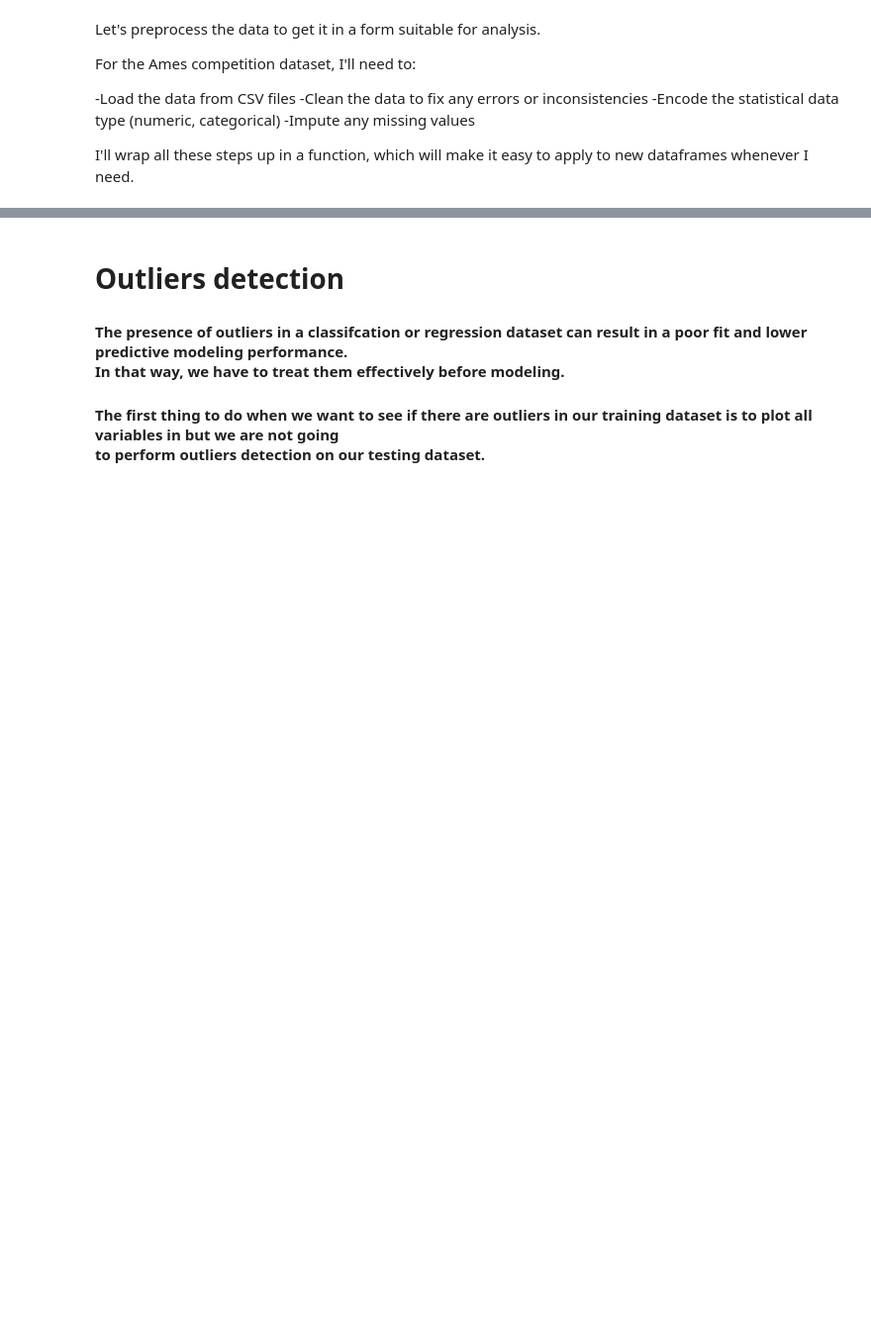
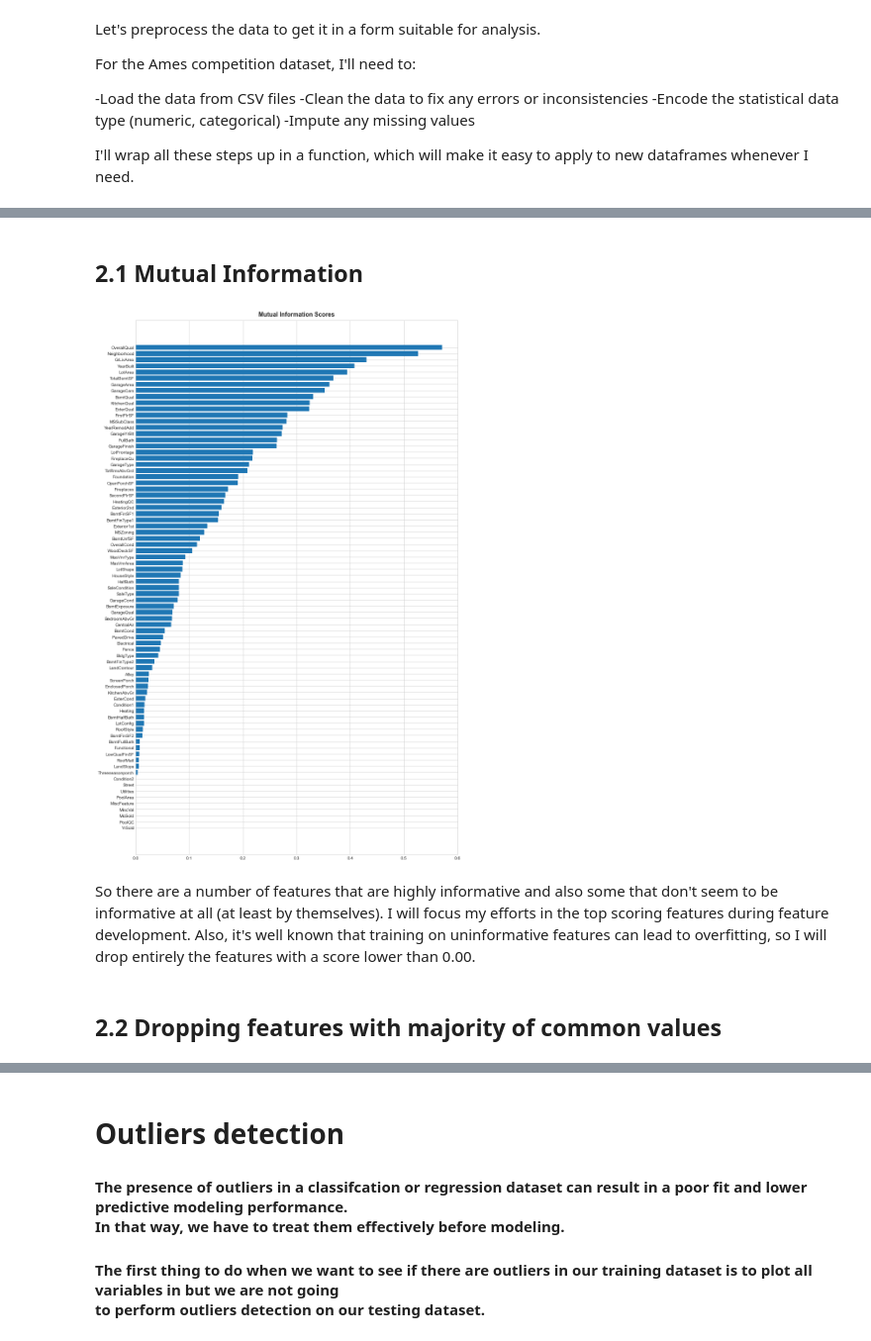
Before and after one commit to jdcimadoro/House-Prices-Regression, a Jupyter notebook: House Prices regression (top 1% solution).ipynb, the cells around one changed output, grey strips where cells are left out. Shown: that part at 99% size. Cells and saved outputs as stored; diff of their text form; code cells hidden in the pictures; blank space fills up the shorter version.

```diff
--- a/House Prices regression (top 1% solution).ipynb
+++ b/House Prices regression (top 1% solution).ipynb
@@ -299,0 +251,8 @@ categorical_features = categorical_test.columns
+# %%
+# Baseline Score
+
+X = df_train.copy()
+y = X.pop("SalePrice")
+
+baseline_score = score_dataset(X, y)
+print(f"Baseline score: {baseline_score:.5f} RMSLE")
@@ -299,0 +268,43 @@ categorical_features = categorical_test.columns
+# %% [markdown]
+## 2.1 Mutual Information
+# %%
+# The mutual information function itself
+def make_mi_scores(X, y):
+    X = X.copy()
+    for colname in X.select_dtypes(["object", "category"]):
+        X[colname], _ = X[colname].factorize()
+    # All discrete features should now have integer dtypes
+    discrete_features = X.dtypes == int
+    mi_scores = mutual_info_regression(X, y, discrete_features=discrete_features, random_state=0)
+    mi_scores = pd.Series(mi_scores, name="MI Scores", index=X.columns)
+    mi_scores = mi_scores.sort_values(ascending=False)
+    return mi_scores
+
+# The plot utility
+def plot_mi_scores(scores):
+    scores = scores.sort_values(ascending=True)
+    width = np.arange(len(scores))
+    ticks = list(scores.index)
+    color = np.array(["C0"] * scores.shape[0])
+    # Color red for probes
+    idx = [i for i, col in enumerate(scores.index)
+           if col.startswith("PROBE")]
+    color[idx] = "C3"
+    # Create plot
+    plt.barh(width, scores, color=color)
+    plt.yticks(width, ticks)
+    plt.title("Mutual Information Scores")
+# %%
+# Let's look at our feature scores:
+X = df_train.copy()
+y = X.pop("SalePrice")
+
+mi_scores = make_mi_scores(X, y)
+plt.figure(figsize=(12,18))
+plot_mi_scores(mi_scores)
+# %% [output]
+[figure, added]
+# %% [markdown]
+So there are a number of features that are highly informative and also some that don't seem to be informative at all (at least by themselves).
+I will focus my efforts in the top scoring features during feature development.
+Also, it's well known that training on uninformative features can lead to overfitting, so I will drop entirely the features with a score lower than 0.00.
@@ -299,0 +318,2 @@ categorical_features = categorical_test.columns
+# %% [markdown]
+## 2.2 Dropping features with majority of common values
```
Also changed, not shown: parts of 85 cells of this notebook.
